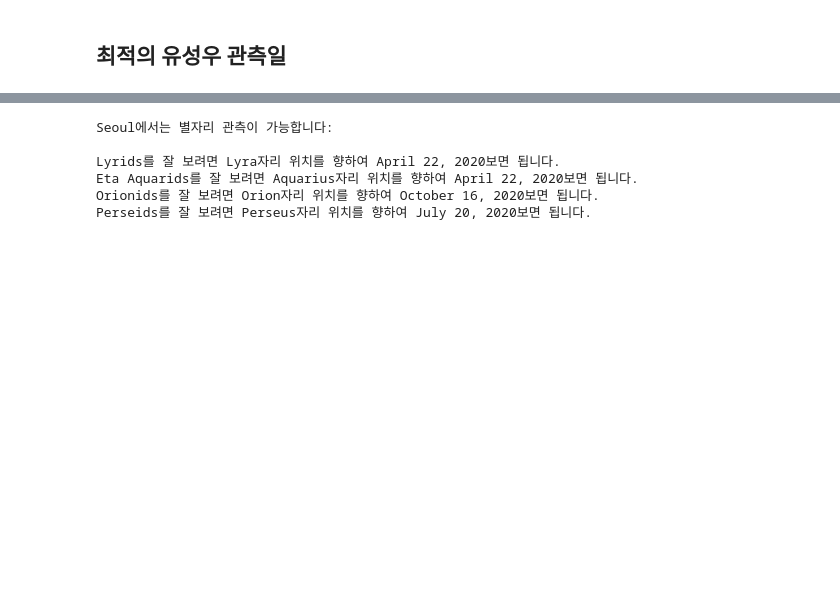
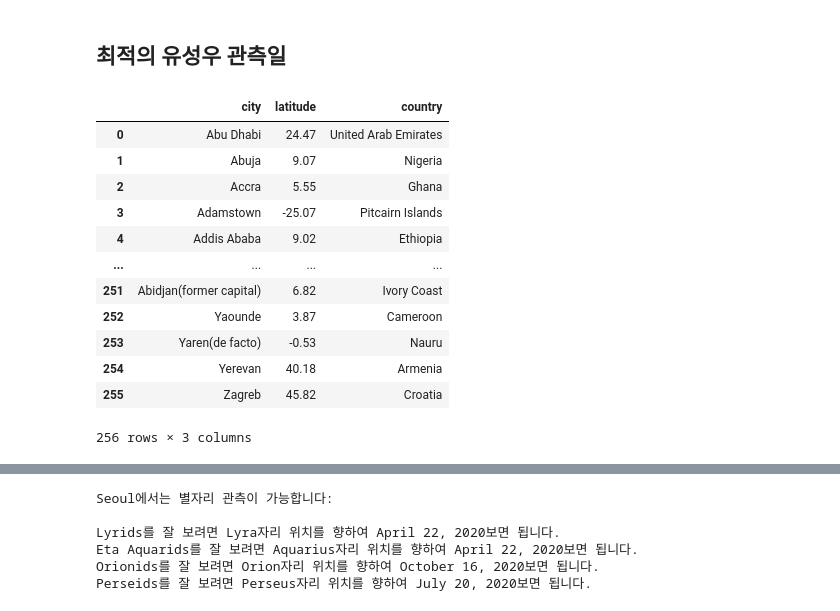
Before and after one commit to parkjiyon7/MSAI_6, a Jupyter notebook: Artemis/OverTheMoon_유성우.ipynb, the cells around one changed output, grey strips where cells are left out. Drawn from its saved outputs; the diff is of its cells as text; code cells hidden in the pictures; blank space fills up the shorter version.

```diff
--- a/Artemis/OverTheMoon_유성우.ipynb
+++ b/Artemis/OverTheMoon_유성우.ipynb
@@ -818,3 +818,19 @@ best_moon_date
 Timestamp('2020-10-16 00:00:00')
 # %% [markdown]
 ## 최적의 유성우 관측일
+# %%
+cities
+# %% [output]
+|  | city | latitude | country |
+| 0 | Abu Dhabi | 24.47 | United Arab Emirates |
+| 1 | Abuja | 9.07 | Nigeria |
+| 2 | Accra | 5.55 | Ghana |
+| 3 | Adamstown | -25.07 | Pitcairn Islands |
+| 4 | Addis Ababa | 9.02 | Ethiopia |
+| ... | ... | ... | ... |
+| 251 | Abidjan(former capital) | 6.82 | Ivory Coast |
+| 252 | Yaounde | 3.87 | Cameroon |
+| 253 | Yaren(de facto) | -0.53 | Nauru |
+| 254 | Yerevan | 40.18 | Armenia |
+| 255 | Zagreb | 45.82 | Croatia |
+256 rows × 3 columns
```
Also changed, not shown: parts of 5 cells of this notebook.
